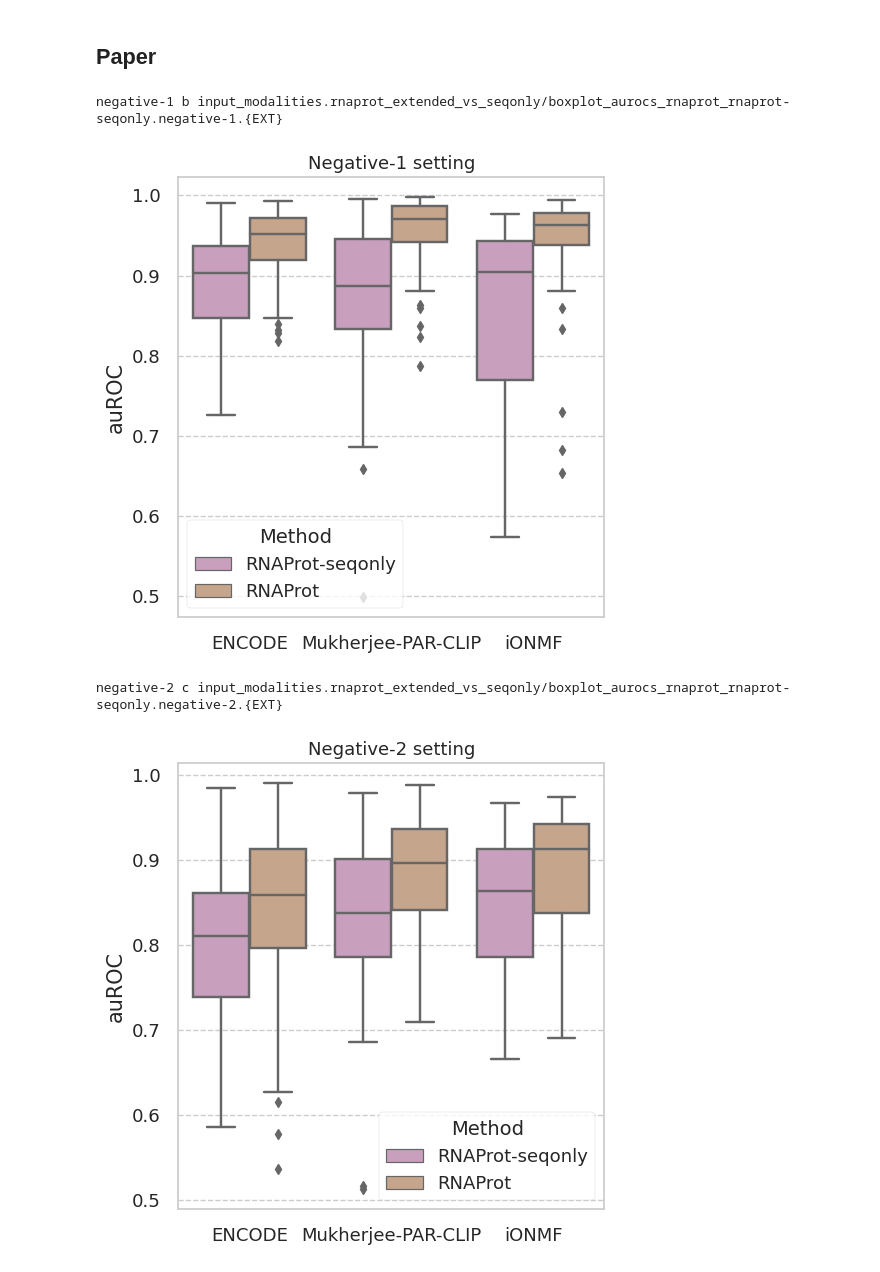
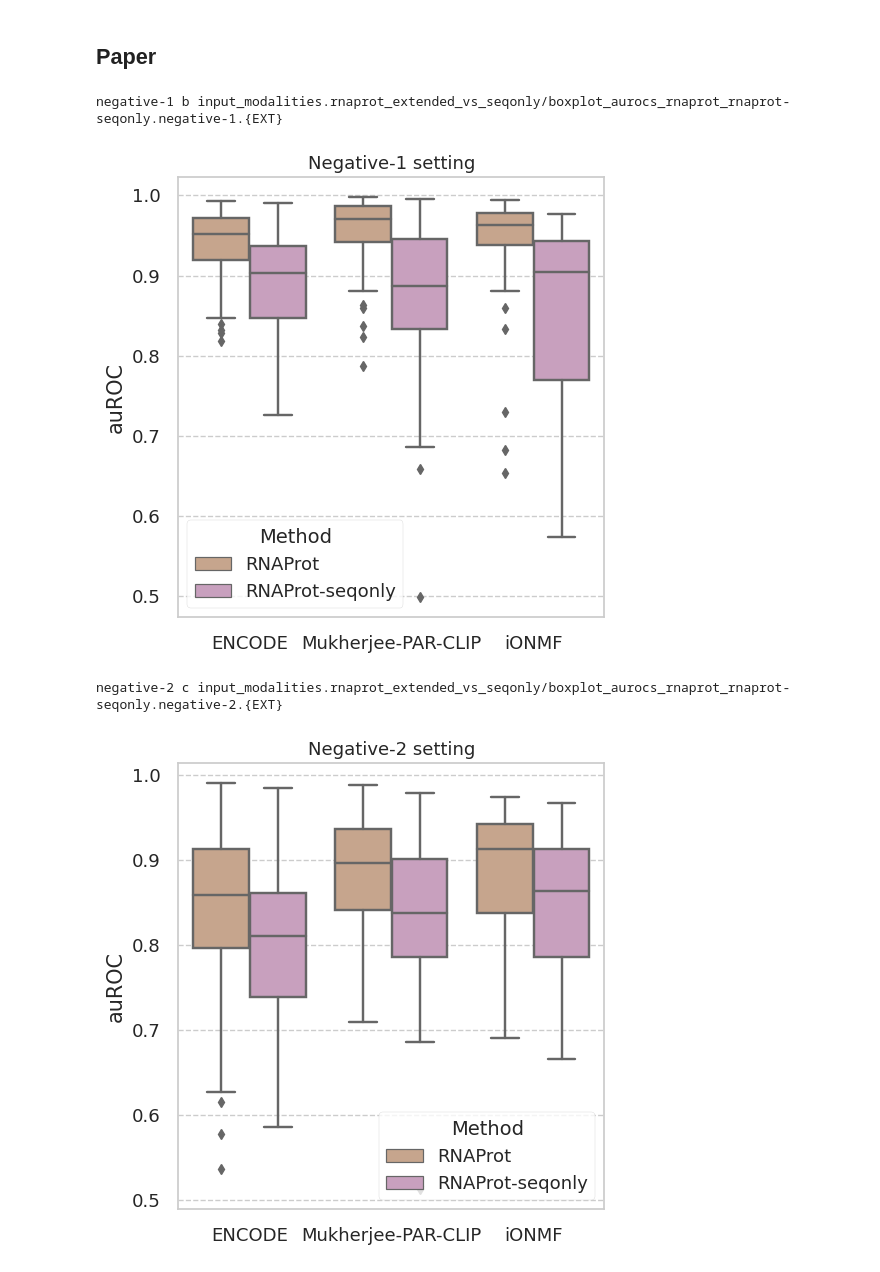
Before and after one commit to mhorlacher/Benchmark-RBP, a Jupyter notebook: analyses/notebooks/input_modalities.rnaprot_extended_vs_seqonly.ipynb, the cells around one changed output. Saved outputs shown, nothing was run; the diff lists cells and outputs as text; code cells hidden in the pictures.

Commit message:
Changed order of models in the boxplot

```diff
--- a/analyses/notebooks/input_modalities.rnaprot_extended_vs_seqonly.ipynb
+++ b/analyses/notebooks/input_modalities.rnaprot_extended_vs_seqonly.ipynb
@@ -286,33 +286,33 @@ for NEGATIVE, panel_name, tmp_table in groups:
     fig = plt.figure(figsize=[v * 3.5 for v in FIG3_PANEL_SIZES[panel_name]])
     ax1 = fig.add_subplot(1, 1, 1)
 
     sns.boxplot(
         data=tmp_table,
         y="auroc",
         x="dataset",
         hue="arch",
         palette=arch_colors,
-        hue_order=["RNAProt-seqonly", "RNAProt"],
+        hue_order=["RNAProt", "RNAProt-seqonly"],
         ax=ax1,
     )
 
     ax1.set_xlabel("")
     ax1.legend_.set_title("Method")
     plt.setp(ax1.legend_.get_title(), fontsize=14)
 
     ax1.set_ylabel("auROC")
     ax1.set_title(f"{NEGATIVE.capitalize()} setting")
 
     fig.subplots_adjust(left=0.10)
 
     plt.tight_layout()
 
     if export:
         my_savefig(savefig_file, ext_list=["png", "svg", "pdf"])
 
     plt.show()
 # %% [output]
 negative-1 b input_modalities.rnaprot_extended_vs_seqonly/boxplot_aurocs_rnaprot_rnaprot-seqonly.negative-1.{EXT}
-[figure, old version]
+[figure, new version]
 negative-2 c input_modalities.rnaprot_extended_vs_seqonly/boxplot_aurocs_rnaprot_rnaprot-seqonly.negative-2.{EXT}
-[figure, old version]
+[figure, new version]
```
